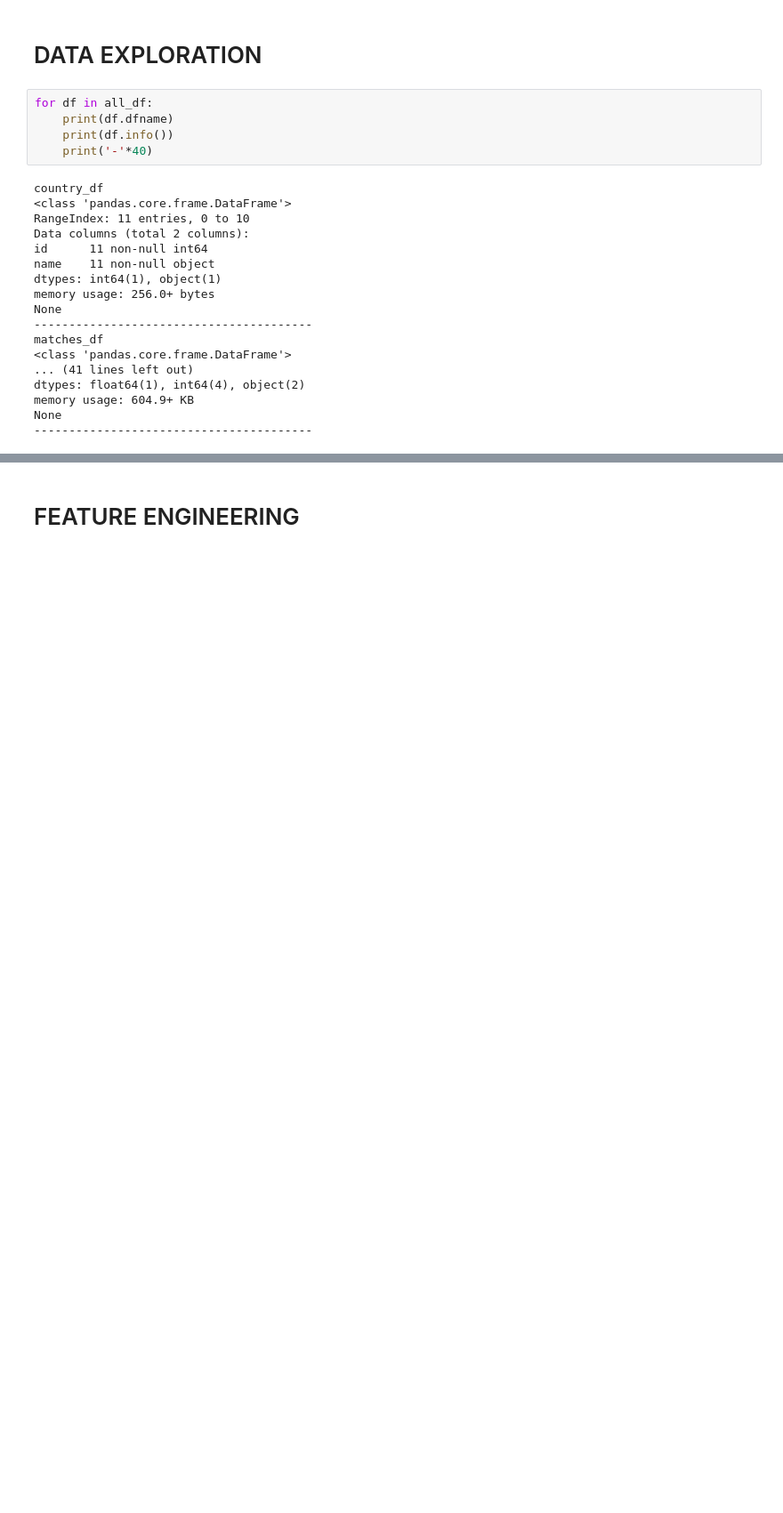
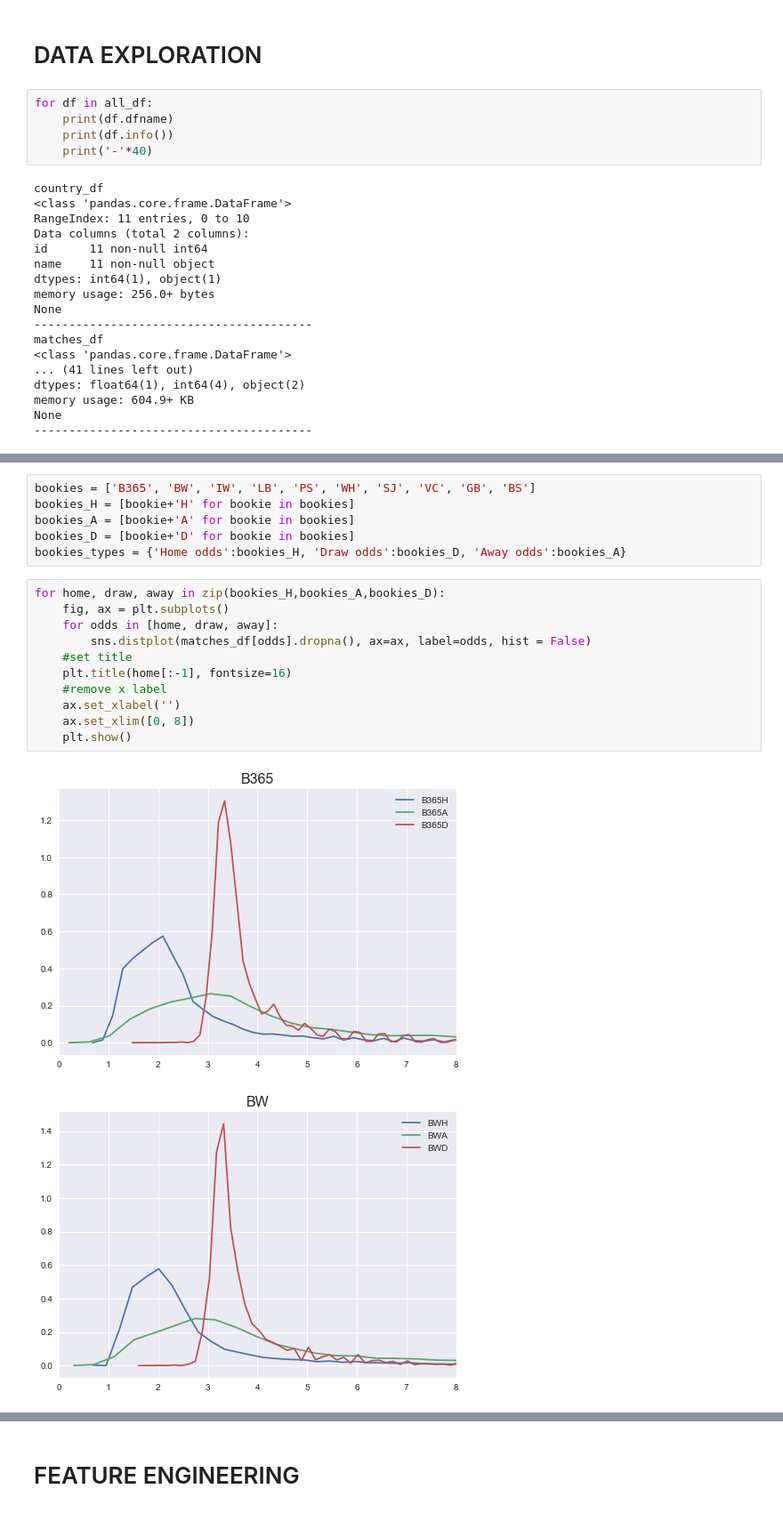
Before and after one commit to jo9k/SoccerAnalysis, a Jupyter notebook: SoccerAnalysis.ipynb, the cells around one changed output, grey strips where cells are left out. Shown at 89% size. Saved outputs shown, nothing was run; the diff lists cells and outputs as text; blank space fills up the shorter version.

```diff
--- a/SoccerAnalysis.ipynb
+++ b/SoccerAnalysis.ipynb
@@ -68,0 +98,20 @@ None
+# %%
+bookies = ['B365', 'BW', 'IW', 'LB', 'PS', 'WH', 'SJ', 'VC', 'GB', 'BS']
+bookies_H = [bookie+'H' for bookie in bookies]
+bookies_A = [bookie+'A' for bookie in bookies]
+bookies_D = [bookie+'D' for bookie in bookies]
+bookies_types = {'Home odds':bookies_H, 'Draw odds':bookies_D, 'Away odds':bookies_A}
+# %%
+for home, draw, away in zip(bookies_H,bookies_A,bookies_D):
+    fig, ax = plt.subplots()
+    for odds in [home, draw, away]:
+        sns.distplot(matches_df[odds].dropna(), ax=ax, label=odds, hist = False)
+    #set title
+    plt.title(home[:-1], fontsize=16)
+    #remove x label
+    ax.set_xlabel('')
+    ax.set_xlim([0, 8])
+    plt.show()
+# %% [output]
+[figure, added]
+[figure, added]
```
Also changed, not shown: parts of 25 cells of this notebook, 2 other files.
